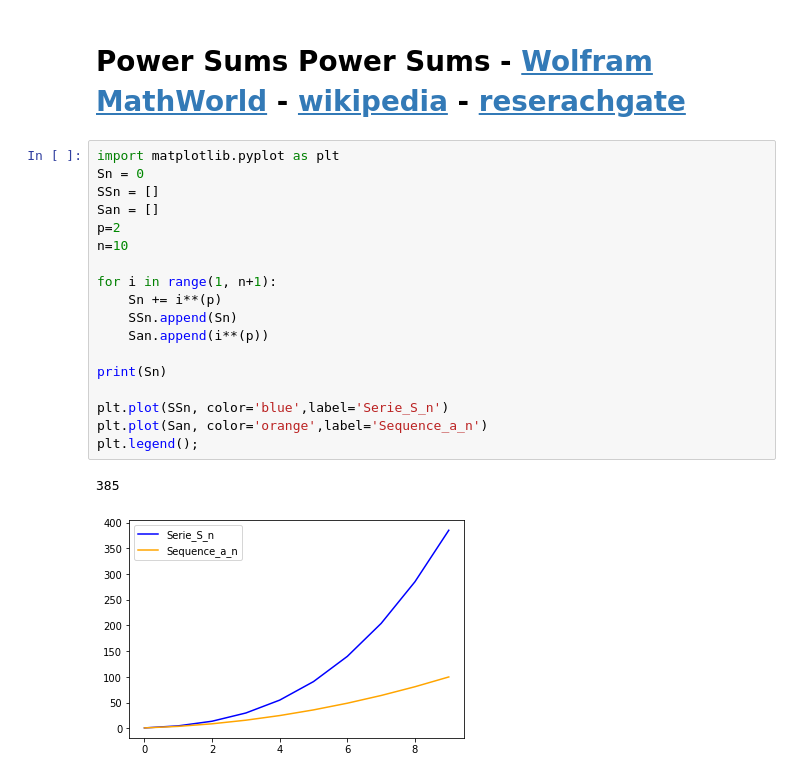
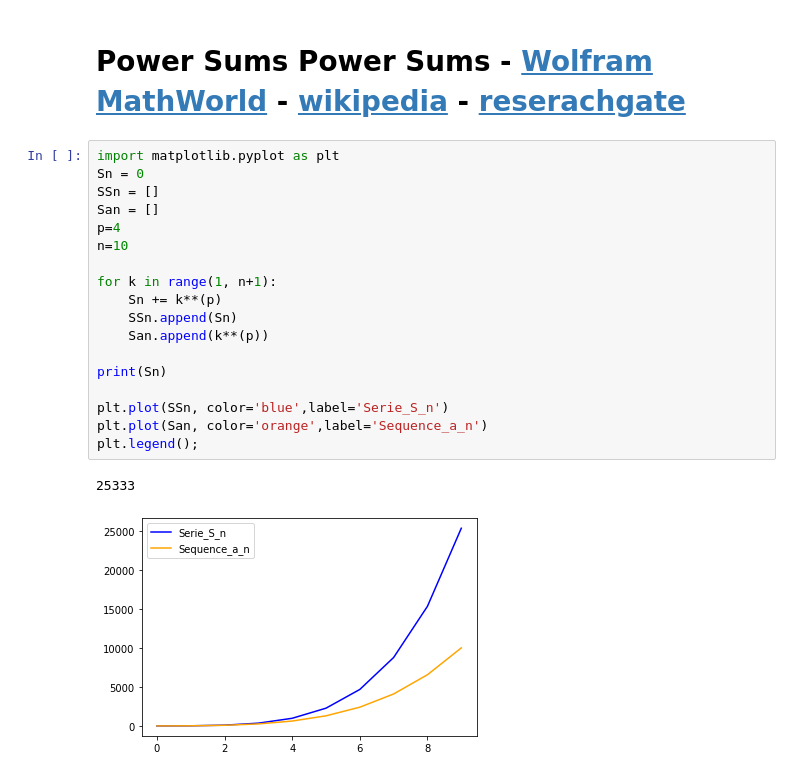
Before and after one commit to gimoralesg/MetNumUN2022I, a Jupyter notebook: Lab6/gimoralesg_ArithmeticSeriesGeometricSeriesPowerSums.ipynb, the cells around one changed output. Cells and saved outputs as stored; diff of their text form.

```diff
--- a/Lab6/gimoralesg_ArithmeticSeriesGeometricSeriesPowerSums.ipynb
+++ b/Lab6/gimoralesg_ArithmeticSeriesGeometricSeriesPowerSums.ipynb
@@ -420,24 +420,24 @@ plt.legend();
 # %%
 import matplotlib.pyplot as plt
 Sn = 0
 SSn = []
 San = []
-p=2
+p=4
 n=10
 
-for i in range(1, n+1):
-    Sn += i**(p)
+for k in range(1, n+1):
+    Sn += k**(p)
     SSn.append(Sn)
-    San.append(i**(p))
+    San.append(k**(p))
 
 print(Sn)
 
 plt.plot(SSn, color='blue',label='Serie_S_n')
 plt.plot(San, color='orange',label='Sequence_a_n')
 plt.legend();
 # %% [output]
-385
+25333
-[figure, old version]
+[figure, new version]
 # %%
 import matplotlib.pyplot as plt
 Sn = 0
```
Also changed, not shown: parts of 1 cell of this notebook.
